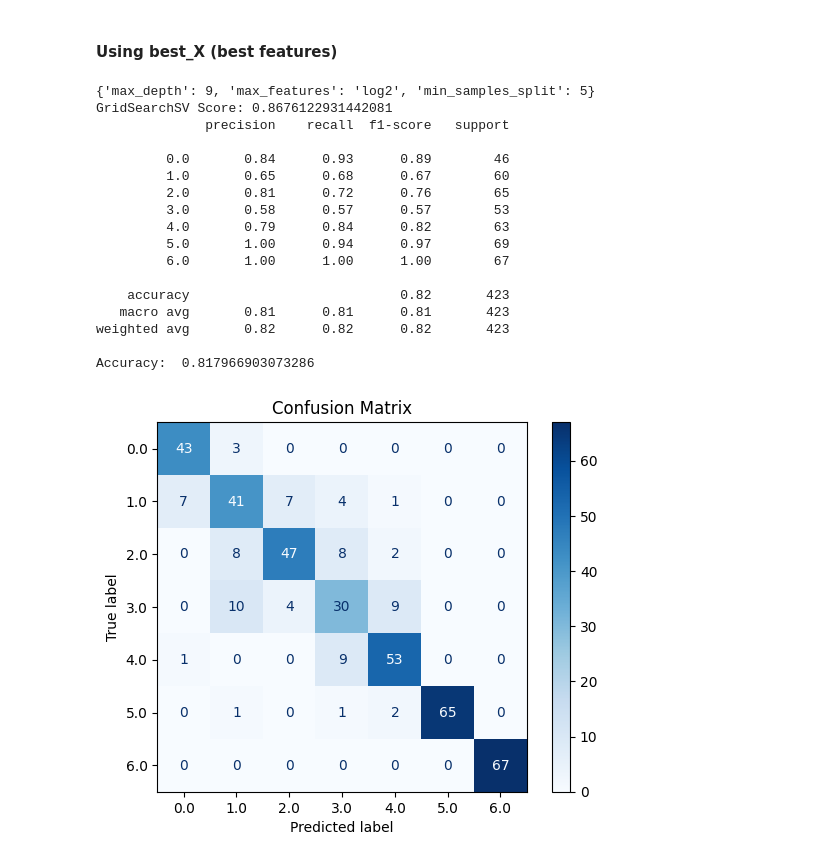
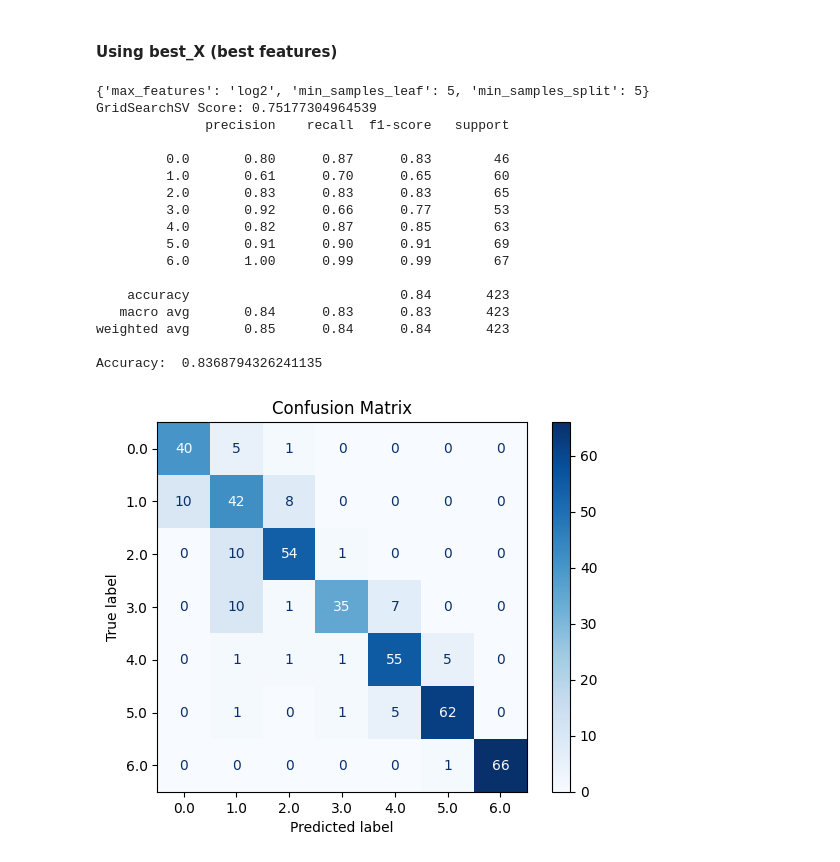
Before and after one commit to ThejasKumar100/cs4372_hw2, a Jupyter notebook: plain_decision_tree_classifier.ipynb, the cells around one changed output. Cells and saved outputs as stored; diff of their text form; code cells hidden in the pictures.

```diff
--- a/plain_decision_tree_classifier.ipynb
+++ b/plain_decision_tree_classifier.ipynb
@@ -507,52 +392,52 @@ plt.show()
 X_train, X_test, y_train, y_test = train_test_split(best_X, scaled_y, test_size = 0.2, random_state=1234)
 
 # hyperparameter tuning with GridSearchCv
-params = {'max_depth': [5, 7, 9],
+params = {'min_samples_leaf': [5, 10, 15],
           'min_samples_split': [2, 5, 10],
           'max_features': ['sqrt', 'log2']
           }
 
 grid = GridSearchCV(DecisionTreeClassifier(), params, cv=10, scoring='accuracy', return_train_score=False)
 grid = grid.fit(X_train, y_train)
 
 print(grid.best_params_)
 print('GridSearchSV Score:', grid.score(X_test, y_test))
 
 # plug in the best hyperparameters determined above
-plain_dt_best = DecisionTreeClassifier(max_depth=9, max_features='log2', min_samples_split=5)
+plain_dt_best = DecisionTreeClassifier(min_samples_leaf=5, max_features='sqrt', min_samples_split=10)
 
 plain_dt_best = plain_dt_best.fit(X_train, y_train)
 
 y_pred = plain_dt_best.predict(X_test)
 y_pred_probas = plain_dt_best.predict_proba(X_test)
 
 print(classification_report(y_test, y_pred)) # assumes 0.5 threshold as default
 print('Accuracy: ', accuracy_score(y_test, y_pred))
 
 cm = confusion_matrix(y_true=y_test, y_pred=y_pred)
 disp = ConfusionMatrixDisplay(confusion_matrix=cm, display_labels=plain_dt_best.classes_)
 disp.plot(cmap=plt.cm.Blues)
 plt.title('Confusion Matrix')
 plt.show()
 # %% [output]
-{'max_depth': 9, 'max_features': 'log2', 'min_samples_split': 5}
-GridSearchSV Score: 0.8676122931442081
+{'max_features': 'log2', 'min_samples_leaf': 5, 'min_samples_split': 5}
+GridSearchSV Score: 0.75177304964539
               precision    recall  f1-score   support
 
-         0.0       0.84      0.93      0.89        46
-         1.0       0.65      0.68      0.67        60
-         2.0       0.81      0.72      0.76        65
-         3.0       0.58      0.57      0.57        53
-         4.0       0.79      0.84      0.82        63
-         5.0       1.00      0.94      0.97        69
-         6.0       1.00      1.00      1.00        67
+         0.0       0.80      0.87      0.83        46
+         1.0       0.61      0.70      0.65        60
+         2.0       0.83      0.83      0.83        65
+         3.0       0.92      0.66      0.77        53
+         4.0       0.82      0.87      0.85        63
+         5.0       0.91      0.90      0.91        69
+         6.0       1.00      0.99      0.99        67
 
-    accuracy                           0.82       423
-   macro avg       0.81      0.81      0.81       423
-weighted avg       0.82      0.82      0.82       423
+    accuracy                           0.84       423
+   macro avg       0.84      0.83      0.83       423
+weighted avg       0.85      0.84      0.84       423
 
-Accuracy:  0.817966903073286
+Accuracy:  0.8368794326241135
-[figure, old version]
+[figure, new version]
 # %%
 # visualize tree
 dot_data = export_graphviz(
```
Also changed, not shown: parts of 8 cells of this notebook, 4 other files.
